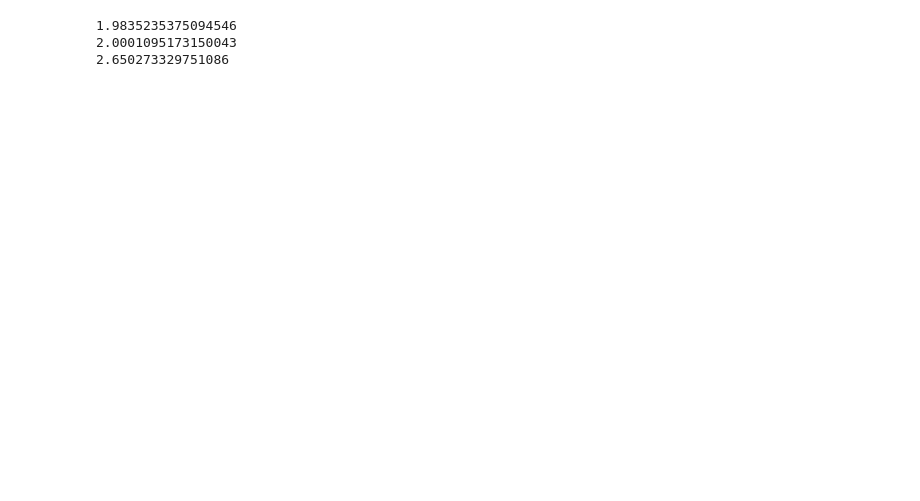
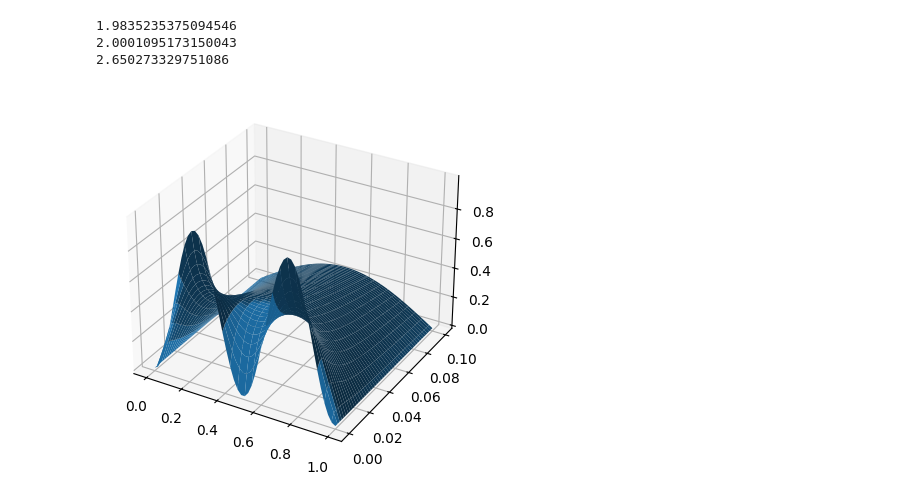
Before and after one commit to TheAjaykrishnanR/phy421, a Jupyter notebook: Superior Classes For Final Exam/practice/Practice2.ipynb, the cells around one changed output. Drawn from its saved outputs; the diff is of its cells as text; code cells hidden in the pictures; blank space fills up the shorter version.

```diff
--- a/Superior Classes For Final Exam/practice/Practice2.ipynb
+++ b/Superior Classes For Final Exam/practice/Practice2.ipynb
@@ -54,34 +54,64 @@ class PDE_Heat:
         self.boundary_conds = boundary_conds
 
         self.no_of_panels_x = nx + 1
         self.total_no_of_points_x = nx + 2
 
-        self.dx = (self.b - self.a)/self.no_of_panels
+        self.dx = (self.b - self.a)/self.no_of_panels_x
         self.dt = (sigma/D)*self.dx**2
 
         self.x = np.linspace(self.a, self.b, self.total_no_of_points_x)
         self.t = np.arange(0, self.t_final, self.dt)
 
         self.total_no_of_points_t = len(self.t)
 
         self.x_t0, self.t_xa, self.t_xb = self.boundary_conds
 
     def createW(self):
         W = np.zeros((self.total_no_of_points_t, self.total_no_of_points_x))
-        W[1:-1] = self.x_t0(self.x[1:-1])
+        W[0,1:-1] = self.x_t0(self.x[1:-1])
         W[:,0] = self.t_xa(self.t)
         W[:,-1] = self.t_xb(self.t)
 
         return W
 
     def createForwardA(self):
-        m =
+        m = self.total_no_of_points_x
+        A = np.zeros((m,m))
+
+        j_ind_low = np.arange(0,m-2,1)
+        i_ind = np.arange(1,m-1,1)
+        j_ind_high = np.arange(2,m,1)
+
+        A[0,0] = A[-1,-1] = 1
+        A[i_ind, j_ind_low] = self.sigma
+        A[i_ind, i_ind] = 1 - 2*self.sigma
+        A[i_ind, j_ind_high] = self.sigma
+
+        return A
 
     def createBackwardA(self):
         pass
 
     def forward(self):
-        pass
+        W = self.createW()
+        A = self.createForwardA()
+
+        for i in range(0, self.total_no_of_points_t - 1):
+            W[i+1,:] = A@W[i,:]
+
+        return W
 
     def backward(self):
         pass
+
+
+import matplotlib.pyplot as plt
+
+abc = PDE_Heat(0,1,50,0.1,1/3,1,[lambda x: np.square(np.sin(2*np.pi*x)), lambda x: 0, lambda x: 0])
+xx,tt = np.meshgrid(abc.x, abc.t)
+
+fig, ax = plt.subplots(subplot_kw={"projection":"3d"})
+ax.plot_surface(xx,tt,abc.forward())
+plt.show()
+# %% [output]
+[figure, added]
```
Also changed, not shown: parts of 2 cells of this notebook, 2 other files.
